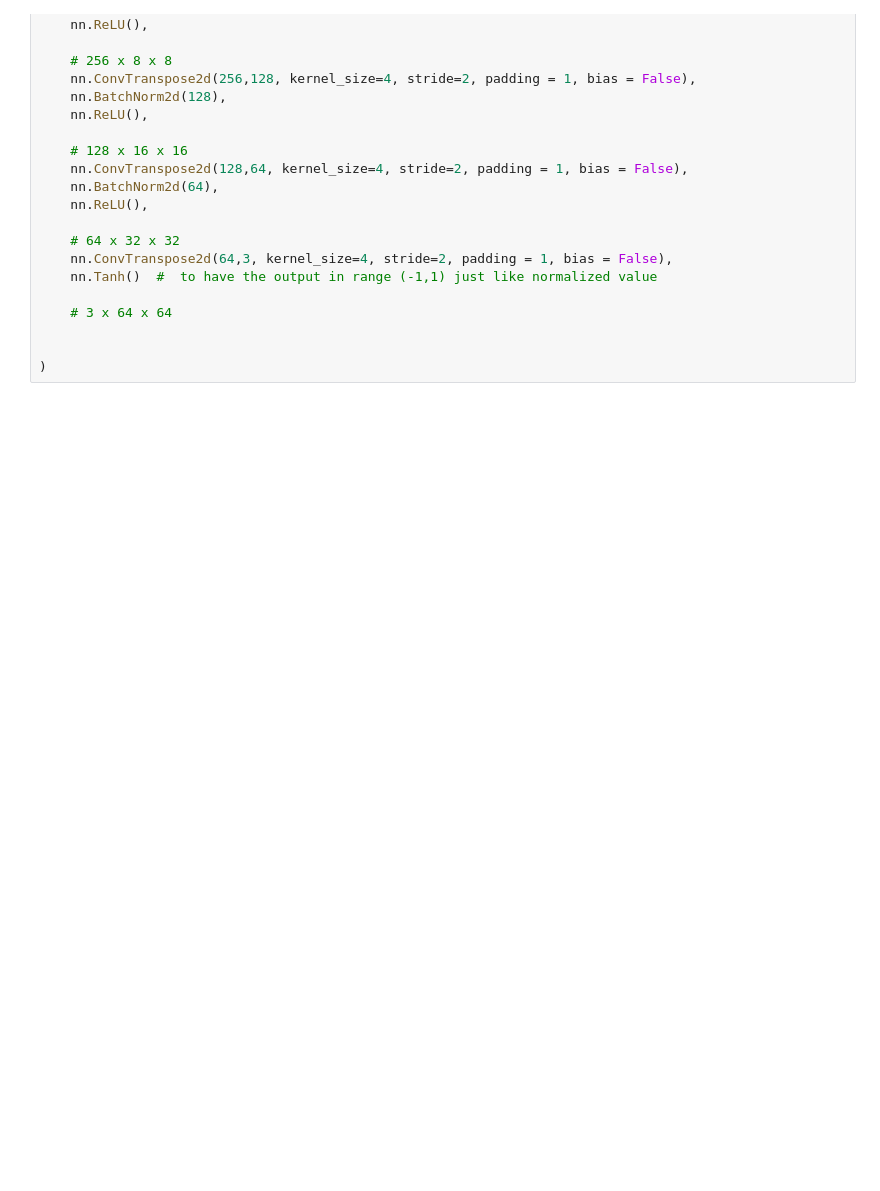
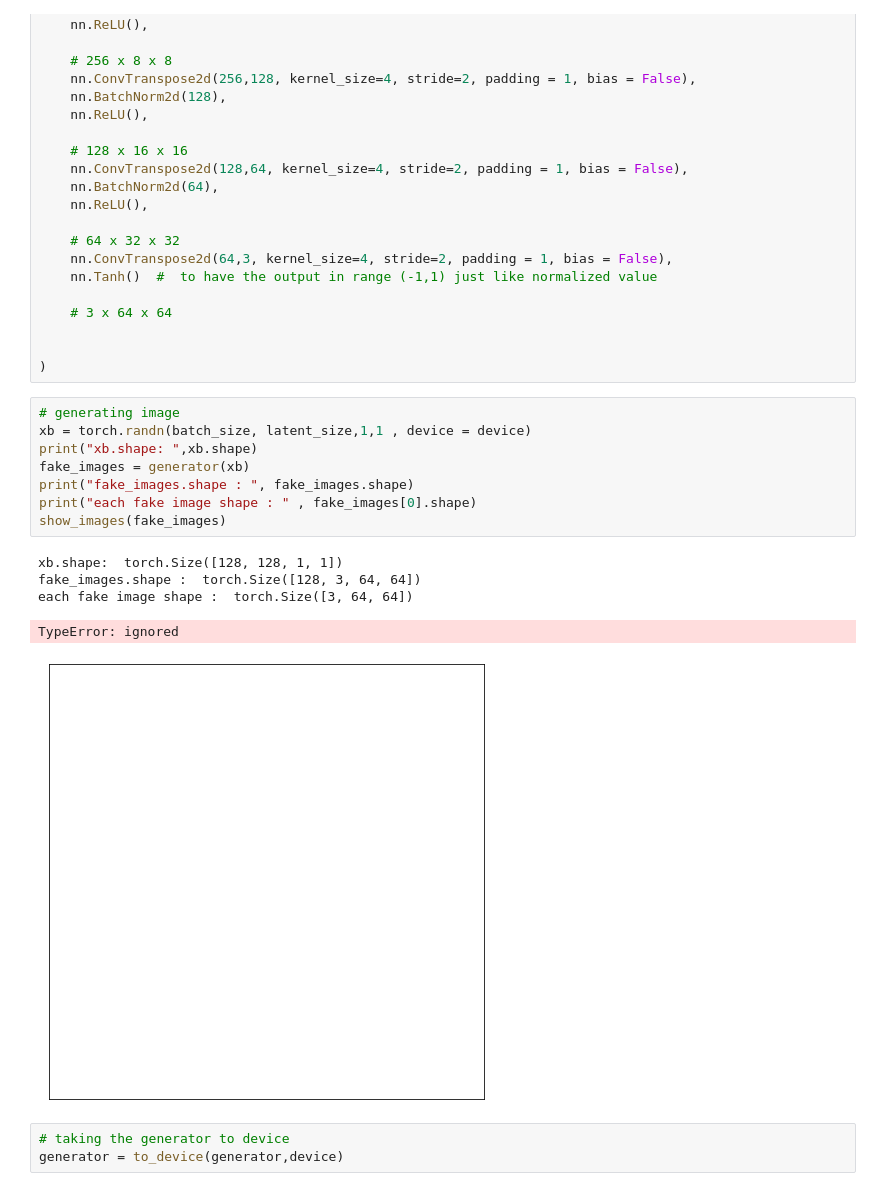
Before and after one commit to afs-chowdhury/Pytorch_basic, a Jupyter notebook: Intro-to-gan(Anime-Faces.ipynb, the cells around one changed output. Saved outputs shown, nothing was run; the diff lists cells and outputs as text; blank space fills up the shorter version.

```diff
--- a/Intro-to-gan(Anime-Faces.ipynb
+++ b/Intro-to-gan(Anime-Faces.ipynb
@@ -189,3 +195,20 @@ generator = nn.Sequential(
 
 
 )
+# %%
+# generating image
+xb = torch.randn(batch_size, latent_size,1,1 , device = device)
+print("xb.shape: ",xb.shape)
+fake_images = generator(xb)
+print("fake_images.shape : ", fake_images.shape)
+print("each fake image shape : " , fake_images[0].shape)
+show_images(fake_images)
+# %% [output]
+xb.shape:  torch.Size([128, 128, 1, 1])
+fake_images.shape :  torch.Size([128, 3, 64, 64])
+each fake image shape :  torch.Size([3, 64, 64])
+TypeError: ignored
+[figure, added]
+# %%
+# taking the generator to device
+generator = to_device(generator,device)
```
Also changed, not shown: parts of 14 cells of this notebook.
